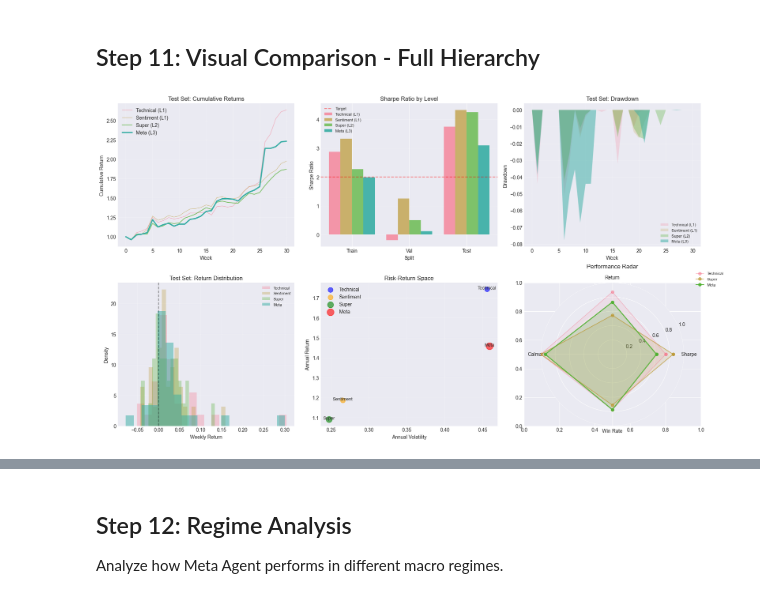
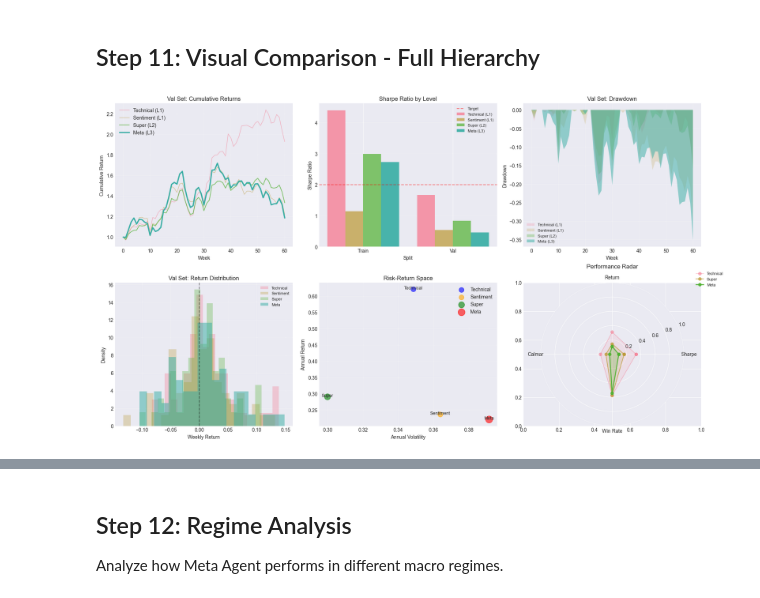
Before and after one commit to natalia-marko/reinforcement-learning-in-finance, a Jupyter notebook: harlf_weekly/notebooks/04_meta_agent.ipynb, the cells around one changed output, grey strips where cells are left out. Saved outputs shown, nothing was run; the diff lists cells and outputs as text; code cells hidden in the pictures.

```diff
--- a/harlf_weekly/notebooks/04_meta_agent.ipynb
+++ b/harlf_weekly/notebooks/04_meta_agent.ipynb
@@ -435,26 +361,12 @@ Final Training Metrics:
 
 Compare Meta Agent performance across all hierarchical levels.
 # %%
-# Create test environment
-super_env_test = create_super_agent_env(
-    technical_model_path=(technical_model_path),
-    sentiment_model_path=(sentiment_model_path),
-    split='test',
-    reward_type='ema_sharpe'
-)
-
-test_env = create_meta_agent_env(
-    super_agent_path=(super_agent_path),
-    super_env=super_env_test,
-    split='test',
-    reward_type='ema_sharpe'
-)
 
 # Evaluate Meta Agent
 print("Evaluating Meta Agent on all splits...\n")
 
 meta_results = {}
-for split_name, env in [('train', train_env), ('val', val_env), ('test', test_env)]:
+for split_name, env in [('train', train_env), ('val', val_env)]:
     results = evaluate_meta_agent(meta_model, env, split=split_name)
     meta_results[split_name] = results
 
@@ -632,14 +542,14 @@ Return Metrics:
 # %% [markdown]
 ## Step 11: Visual Comparison - Full Hierarchy
 # %%
-# Plot comprehensive comparison for test set
+# Plot comprehensive comparison for val set
 fig, axes = plt.subplots(2, 3, figsize=(18, 10))
 
 # 1. Cumulative Returns Comparison
-tech_cumulative = (1 + pd.Series(tech_results['performance']['test']['returns'])).cumprod()
-sent_cumulative = (1 + pd.Series(sent_results['performance']['test']['returns'])).cumprod()
-super_cumulative = (1 + pd.Series(super_results['test']['returns'])).cumprod()
-meta_cumulative = (1 + pd.Series(meta_results['test']['returns'])).cumprod()
+tech_cumulative = (1 + pd.Series(tech_results['performance']['val']['returns'])).cumprod()
+sent_cumulative = (1 + pd.Series(sent_results['performance']['val']['returns'])).cumprod()
+super_cumulative = (1 + pd.Series(super_results['val']['returns'])).cumprod()
+meta_cumulative = (1 + pd.Series(meta_results['val']['returns'])).cumprod()
 
 axes[0, 0].plot(tech_cumulative, label='Technical (L1)', alpha=0.5, linewidth=1)
 axes[0, 0].plot(sent_cumulative, label='Sentiment (L1)', alpha=0.5, linewidth=1)
@@ -647,12 +557,12 @@ axes[0, 0].plot(super_cumulative, label='Super (L2)', alpha=0.7, linewidth=1.5)
 axes[0, 0].plot(meta_cumulative, label='Meta (L3)', linewidth=2.5)
 axes[0, 0].set_xlabel('Week')
 axes[0, 0].set_ylabel('Cumulative Return')
-axes[0, 0].set_title('Test Set: Cumulative Returns')
+axes[0, 0].set_title('Val Set: Cumulative Returns')
 axes[0, 0].legend()
 axes[0, 0].grid(True, alpha=0.3)
 
 # 2. Sharpe Ratio Progression (All Splits)
-splits = ['Train', 'Val', 'Test']
+splits = ['Train', 'Val']
 x = np.arange(len(splits))
 width = 0.2
 
@@ -675,13 +585,13 @@ axes[0, 1].legend(fontsize=8)
 axes[0, 1].grid(True, alpha=0.3, axis='y')
 
 # 3. Drawdown Comparison
-tech_dd = pd.Series(tech_results['performance']['test']['returns']).cumsum()
+tech_dd = pd.Series(tech_results['performance']['val']['returns']).cumsum()
 tech_dd = tech_dd - tech_dd.cummax()
-sent_dd = pd.Series(sent_results['performance']['test']['returns']).cumsum()
+sent_dd = pd.Series(sent_results['performance']['val']['returns']).cumsum()
 sent_dd = sent_dd - sent_dd.cummax()
-super_dd = pd.Series(super_results['test']['returns']).cumsum()
+super_dd = pd.Series(super_results['val']['returns']).cumsum()
 super_dd = super_dd - super_dd.cummax()
-meta_dd = pd.Series(meta_results['test']['returns']).cumsum()
+meta_dd = pd.Series(meta_results['val']['returns']).cumsum()
 meta_dd = meta_dd - meta_dd.cummax()
 
 axes[0, 2].fill_between(range(len(tech_dd)), tech_dd, 0, alpha=0.2, label='Technical (L1)')
@@ -690,35 +600,35 @@ axes[0, 2].fill_between(range(len(super_dd)), super_dd, 0, alpha=0.3, label='Sup
 axes[0, 2].fill_between(range(len(meta_dd)), meta_dd, 0, alpha=0.5, label='Meta (L3)')
 axes[0, 2].set_xlabel('Week')
 axes[0, 2].set_ylabel('Drawdown')
-axes[0, 2].set_title('Test Set: Drawdown')
+axes[0, 2].set_title('Val Set: Drawdown')
 axes[0, 2].legend(fontsize=8)
 axes[0, 2].grid(True, alpha=0.3)
 
 # 4. Return Distribution
-axes[1, 0].hist(tech_results['performance']['test']['returns'], bins=20, alpha=0.3, label='Technical', density=True)
-axes[1, 0].hist(sent_results['performance']['test']['returns'], bins=20, alpha=0.3, label='Sentiment', density=True)
-axes[1, 0].hist(super_results['test']['returns'], bins=20, alpha=0.3, label='Super', density=True)
-axes[1, 0].hist(meta_results['test']['returns'], bins=20, alpha=0.5, label='Meta', density=True)
+axes[1, 0].hist(tech_results['performance']['val']['returns'], bins=20, alpha=0.3, label='Technical', density=True)
+axes[1, 0].hist(sent_results['performance']['val']['returns'], bins=20, alpha=0.3, label='Sentiment', density=True)
+axes[1, 0].hist(super_results['val']['returns'], bins=20, alpha=0.3, label='Super', density=True)
+axes[1, 0].hist(meta_results['val']['returns'], bins=20, alpha=0.5, label='Meta', density=True)
 axes[1, 0].axvline(x=0, color='black', linestyle='--', alpha=0.5)
 axes[1, 0].set_xlabel('Weekly Return')
 axes[1, 0].set_ylabel('Density')
-axes[1, 0].set_title('Test Set: Return Distribution')
+axes[1, 0].set_title('Val Set: Return Distribution')
 axes[1, 0].legend(fontsize=8)
 axes[1, 0].grid(True, alpha=0.3)
 
 # 5. Annual Return vs Volatility (Risk-Return Space)
 agents = ['Technical', 'Sentiment', 'Super', 'Meta']
 returns_list = [
-    tech_results['performance']['test']['annual_return'],
-    sent_results['performance']['test']['annual_return'],
-    super_results['test']['annual_return'],
-    meta_results['test']['annual_return']
+    tech_results['performance']['val']['annual_return'],
+    sent_results['performance']['val']['annual_return'],
+    super_results['val']['annual_return'],
+    meta_results['val']['annual_return']
 ]
 vols_list = [
-    tech_results['performance']['test']['annual_volatility'],
-    sent_results['performance']['test']['annual_volatility'],
-    super_results['test']['annual_volatility'],
-    meta_results['test']['annual_volatility']
+    tech_results['performance']['val']['annual_volatility'],
+    sent_results['performance']['val']['annual_volatility'],
+    super_results['val']['annual_volatility'],
+    meta_results['val']['annual_volatility']
 ]
 colors = ['blue', 'orange', 'green', 'red']
 sizes = [100, 100, 150, 200]
@@ -744,47 +654,47 @@ def normalize(val, max_val):
     return min(val / max_val, 1.0) if max_val != 0 else 0
 
 meta_values = [
-    normalize(meta_results['test']['sharpe'], 5.0),
-    normalize(meta_results['test']['annual_return'], 2.0),
-    normalize(meta_results['test']['calmar'], 20.0),
-    normalize(meta_results['test']['win_rate'], 1.0)
+    normalize(meta_results['val']['sharpe'], 5.0),
+    normalize(meta_results['val']['annual_return'], 2.0),
+    normalize(meta_results['val']['calmar'], 20.0),
+    normalize(meta_results['val']['win_rate'], 1.0)
 ]
 
 super_values = [
-    normalize(super_results['test']['sharpe'], 5.0),
-    normalize(super_results['test']['annual_return'], 2.0),
-    normalize(super_results['test']['calmar'], 20.0),
-    normalize(super_results['test']['win_rate'], 1.0)
+    normalize(super_results['val']['sharpe'], 5.0),
+    normalize(super_results['val']['annual_return'], 2.0),
+    normalize(super_results['val']['calmar'], 20.0),
+    normalize(super_results['val']['win_rate'], 1.0)
 ]
 
 tech_values = [
-    normalize(tech_results['performance']['test']['sharpe'], 5.0),
-    normalize(tech_results['performance']['test']['annual_return'], 2.0),
-    normalize(tech_results['performance']['test']['calmar'], 20.0),
-    normalize(tech_results['performance']['test']['win_rate'], 1.0)
+    normalize(tech_results['performance']['val']['sharpe'], 5.0),
+    normalize(tech_results['performance']['val']['annual_return'], 2.0),
+    normalize(tech_results['performance']['val']['calmar'], 20.0),
+    normalize(tech_results['performance']['val']['win_rate'], 1.0)
 ]
 
 angles = [n / float(N) * 2 * pi for n in range(N)]
 meta_values += meta_values[:1]
 super_values += super_values[:1]
 tech_values += tech_values[:1]
 angles += angles[:1]
 
 ax = plt.subplot(2, 3, 6, projection='polar')
 ax.plot(angles, tech_values, 'o-', linewidth=1, label='Technical', alpha=0.5)
 ax.fill(angles, tech_values, alpha=0.1)
 ax.plot(angles, super_values, 'o-', linewidth=1.5, label='Super', alpha=0.7)
 ax.fill(angles, super_values, alpha=0.15)
 ax.plot(angles, meta_values, 'o-', linewidth=2, label='Meta', alpha=0.9)
 ax.fill(angles, meta_values, alpha=0.2)
 ax.set_xticks(angles[:-1])
 ax.set_xticklabels(categories)
 ax.set_ylim(0, 1)
 ax.set_title('Performance Radar', y=1.08)
 ax.legend(loc='upper right', bbox_to_anchor=(1.3, 1.1), fontsize=8)
 ax.grid(True)
 
 plt.tight_layout()
 plt.show()
 # %% [output]
-[figure, old version]
+[figure, new version]
```
Also changed, not shown: parts of 16 cells of this notebook, 19 other files.
